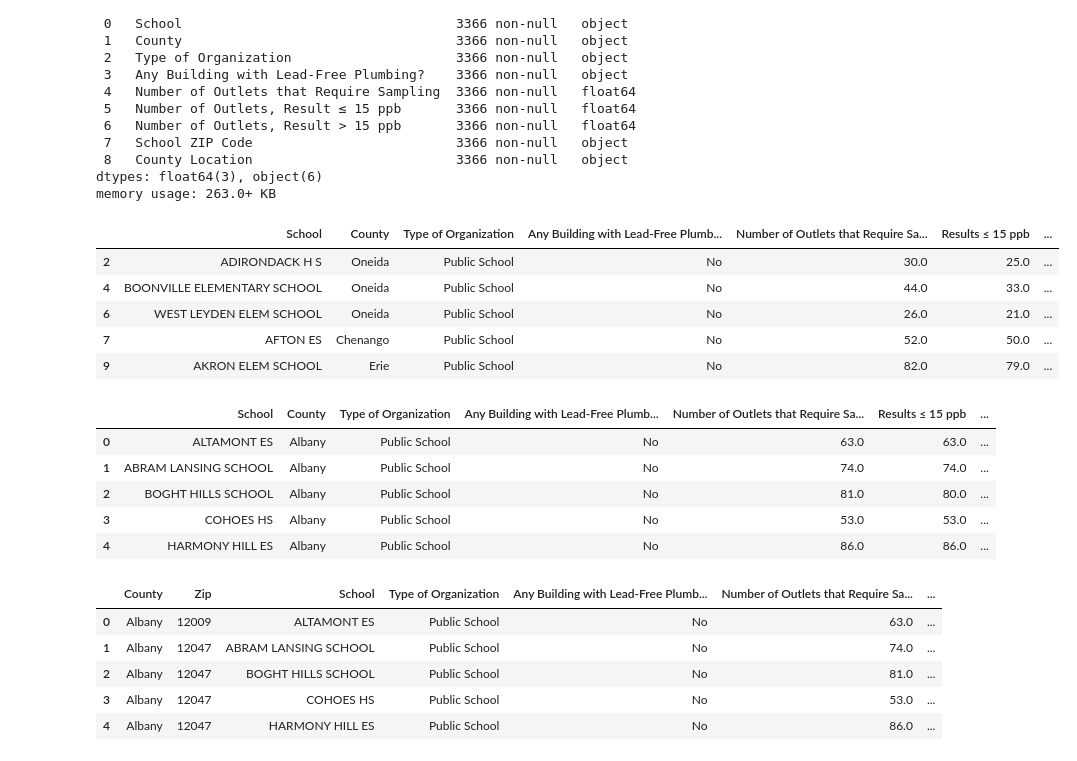
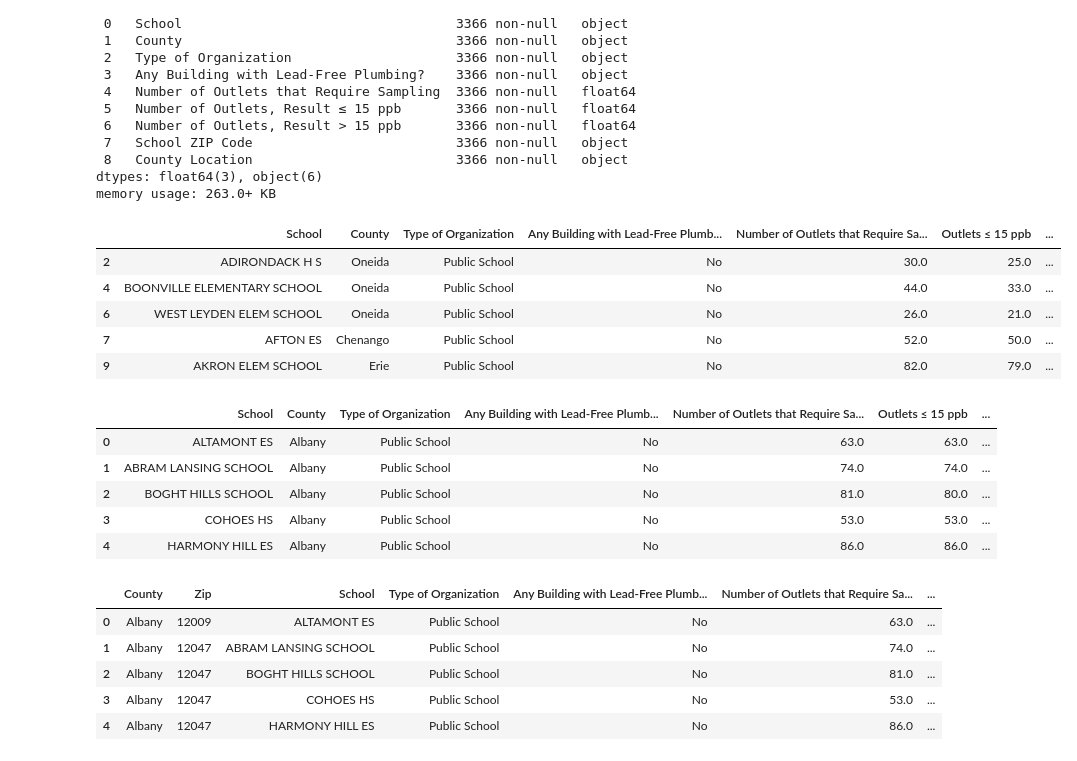
Before and after one commit to brooksbb11/Project4, a Jupyter notebook: code/ETL.ipynb, the cells around one changed output. Saved outputs shown, nothing was run; the diff lists cells and outputs as text; code cells hidden in the pictures.

```diff
--- a/code/ETL.ipynb
+++ b/code/ETL.ipynb
@@ -340,16 +340,16 @@ memory usage: 263.0+ KB
 # %%
 # Rename columns
 school_water.rename(
     columns={
-        "Number of Outlets, Result ≤ 15 ppb": "Results ≤ 15 ppb",
-        "Number of Outlets, Result > 15 ppb": "Results ≤ 15 ppb",
+        "Number of Outlets, Result ≤ 15 ppb": "Outlets ≤ 15 ppb",
+        "Number of Outlets, Result > 15 ppb": "Outlets > 15 ppb",
         "School ZIP Code": "Zip",
     },
     inplace=True,
 )
 school_water.head()
 # %% [output]
-|  | School | County | Type of Organization | Any Building with Lead-Free Plumb... | Number of Outlets that Require Sa... | Results ≤ 15 ppb | ... |
+|  | School | County | Type of Organization | Any Building with Lead-Free Plumb... | Number of Outlets that Require Sa... | Outlets ≤ 15 ppb | ... |
 | 2 | ADIRONDACK H S | Oneida | Public School | No | 30.0 | 25.0 | ... |
 | 4 | BOONVILLE ELEMENTARY SCHOOL | Oneida | Public School | No | 44.0 | 33.0 | ... |
 | 6 | WEST LEYDEN ELEM SCHOOL | Oneida | Public School | No | 26.0 | 21.0 | ... |
@@ -361,7 +361,7 @@ school_water = school_water.sort_values(by=["County", "Zip", "School"])
 school_water = school_water.reset_index(drop=True)
 school_water.head()
 # %% [output]
-|  | School | County | Type of Organization | Any Building with Lead-Free Plumb... | Number of Outlets that Require Sa... | Results ≤ 15 ppb | ... |
+|  | School | County | Type of Organization | Any Building with Lead-Free Plumb... | Number of Outlets that Require Sa... | Outlets ≤ 15 ppb | ... |
 | 0 | ALTAMONT ES | Albany | Public School | No | 63.0 | 63.0 | ... |
 | 1 | ABRAM LANSING SCHOOL | Albany | Public School | No | 74.0 | 74.0 | ... |
 | 2 | BOGHT HILLS SCHOOL | Albany | Public School | No | 81.0 | 80.0 | ... |
```
Also changed, not shown: parts of 5 cells of this notebook, 2 other files.
